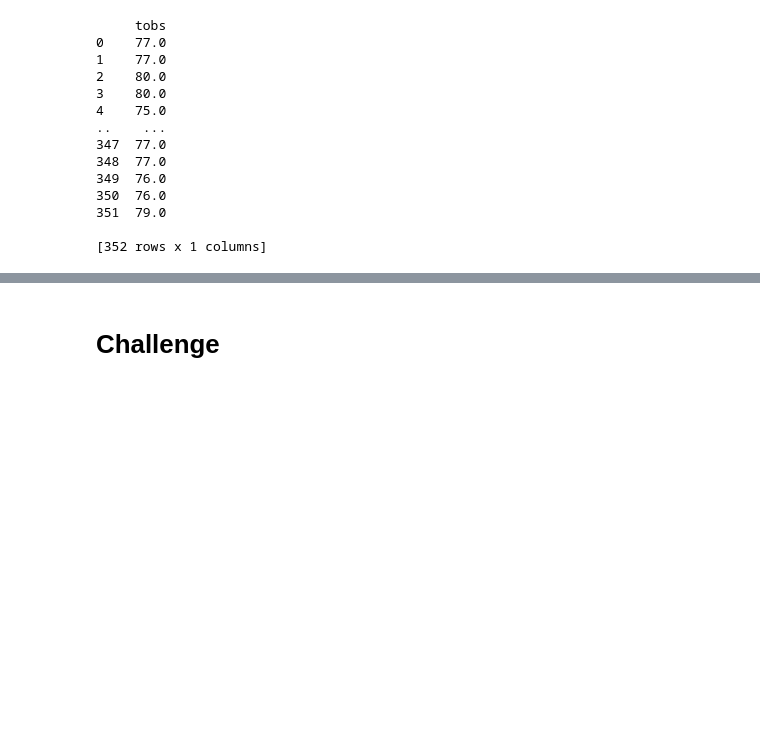
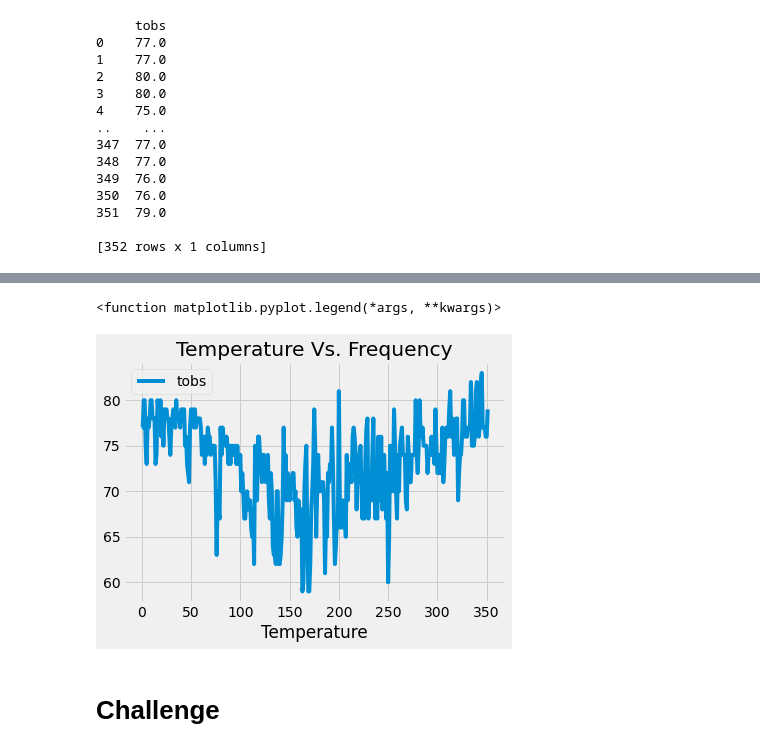
Before and after one commit to quorinne/surfs_up, a Jupyter notebook: climate_analysis (1).ipynb, the cells around one changed output, grey strips where cells are left out. Drawn from its saved outputs; the diff is of its cells as text; code cells hidden in the pictures; blank space fills up the shorter version.

```diff
--- a/climate_analysis (1).ipynb
+++ b/climate_analysis (1).ipynb
@@ -215,3 +224,13 @@ plt.tight_layout()
+# %%
+df2.plot()
+plt.tight_layout()
+
+plt.title("Temperature Vs. Frequency")
+plt.xlabel("Temperature")
+plt.legend
+# %% [output]
+<function matplotlib.pyplot.legend(*args, **kwargs)>
+[figure, added]
 # %%
 # Write a function called `calc_temps` that will accept start date and end date in the format '%Y-%m-%d'
 # and return the minimum, average, and maximum temperatures for that range of dates
```
Also changed, not shown: parts of 7 cells of this notebook, 10 other files.
